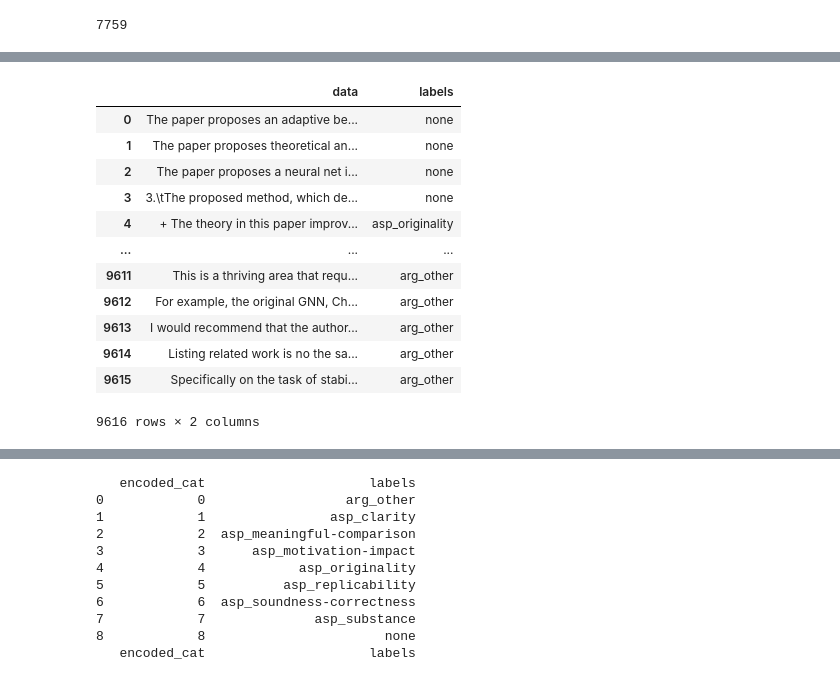
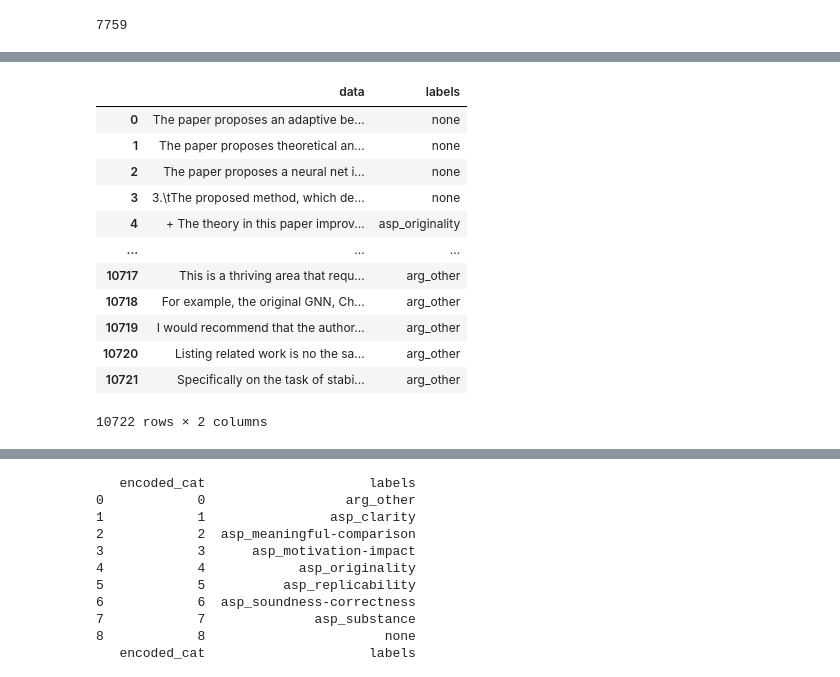
Before and after one commit to sukannyapurkayastha/DASP_report_template, a Jupyter notebook: backend/nlp/attitude_classifier/finetuning_disapere_data.ipynb, the cells around one changed output, grey strips where cells are left out. Drawn from its saved outputs; the diff is of its cells as text; code cells hidden in the pictures.

```diff
--- a/backend/nlp/attitude_classifier/finetuning_disapere_data.ipynb
+++ b/backend/nlp/attitude_classifier/finetuning_disapere_data.ipynb
@@ -89,8 +87,65 @@ def generate_similar_text(text):
 # %%
-# # Resample rows
-#pd.set_option('display.max_colwidth', None)
+# # # Resample rows
+# #pd.set_option('display.max_colwidth', None)
+# asp_substance                1433
+# asp_originality              1268
+# asp_clarity                   916
+# asp_soundness-correctness     824
+# asp_motivation-impact         620
+# asp_meaningful-comparison     504
+# asp_replicability             470
+# arg_other                     218
+
+
+# Accuracy per class:
+# Class 0: 0.42
+# Class 1: 0.26
+# Class 2: 0.63
+# Class 3: 0.55
+# Class 4: 0.75
+# Class 5: 0.65
+# Class 6: 0.20
+# Class 7: 0.24
+# Class 8: 0.72
+
+# Precision per class:
+# Class 0: 0.06
+# Class 1: 0.89
+# Class 2: 0.36
+# Class 3: 0.34
+# Class 4: 0.38
+# Class 5: 0.15
+# Class 6: 0.54
+# Class 7: 0.51
+# Class 8: 0.81
+
+# 0            0                  arg_other
+# 1            1                asp_clarity
+# 2            2  asp_meaningful-comparison
+# 3            3      asp_motivation-impact
+# 4            4            asp_originality
+# 5            5          asp_replicability
+# 6            6  asp_soundness-correctness
+# 7            7              asp_substance
+# 8            8                       non
+
+
+aspect_df = df[df["labels"] == "asp_substance "]
+resampled_aspect_df = aspect_df.sample(n=int(len(aspect_df) / 2), replace=True, random_state=42)
+#resampled_aspect_df["data"] = resampled_aspect_df["data"].apply(generate_similar_text)
+df = pd.concat([df, resampled_aspect_df], ignore_index=True)
 
 aspect_df = df[df["labels"] == "asp_originality"]
+resampled_aspect_df = aspect_df.sample(n=len(aspect_df) * 1, replace=True, random_state=42)
+#resampled_aspect_df["data"] = resampled_aspect_df["data"].apply(generate_similar_text)
+df = pd.concat([df, resampled_aspect_df], ignore_index=True)
+
+aspect_df = df[df["labels"] == "asp_clarity"]
+resampled_aspect_df = aspect_df.sample(n=len(aspect_df) * 1, replace=True, random_state=42)
+#resampled_aspect_df["data"] = resampled_aspect_df["data"].apply(generate_similar_text)
+df = pd.concat([df, resampled_aspect_df], ignore_index=True)
+
+aspect_df = df[df["labels"] == "asp_soundness-correctness"]
 resampled_aspect_df = aspect_df.sample(n=len(aspect_df) * 1, replace=True, random_state=42)
 #resampled_aspect_df["data"] = resampled_aspect_df["data"].apply(generate_similar_text)
 df = pd.concat([df, resampled_aspect_df], ignore_index=True)
@@ -105,13 +160,9 @@ resampled_aspect_df = aspect_df.sample(n=len(aspect_df) * 1, replace=True, rando
 #resampled_aspect_df["data"] = resampled_aspect_df["data"].apply(generate_similar_text)
 df = pd.concat([df, resampled_aspect_df], ignore_index=True)
 
-aspect_df = df[df["labels"] == "asp_originality"]
-resampled_aspect_df = aspect_df.sample(n=len(aspect_df) * 1, replace=True, random_state=42)
-#resampled_aspect_df["data"] = resampled_aspect_df["data"].apply(generate_similar_text)
-df = pd.concat([df, resampled_aspect_df], ignore_index=True)
-
 aspect_df = df[df["labels"] == "asp_replicability"]
 resampled_aspect_df = aspect_df.sample(n=len(aspect_df) * 1, replace=True, random_state=42)
+print(resampled_aspect_df)
 #resampled_aspect_df["data"] = resampled_aspect_df["data"].apply(generate_similar_text)
 df = pd.concat([df, resampled_aspect_df], ignore_index=True)
 
@@ -126,16 +191,16 @@ df
 |  | data | labels |
 | 0 | The paper proposes an adaptive be... | none |
 | 1 | The paper proposes theoretical an... | none |
 | 2 | The paper proposes a neural net i... | none |
 | 3 | 3.\tThe proposed method, which de... | none |
 | 4 | + The theory in this paper improv... | asp_originality |
 | ... | ... | ... |
-| 9611 | This is a thriving area that requ... | arg_other |
-| 9612 | For example, the original GNN, Ch... | arg_other |
-| 9613 | I would recommend that the author... | arg_other |
-| 9614 | Listing related work is no the sa... | arg_other |
-| 9615 | Specifically on the task of stabi... | arg_other |
+| 10717 | This is a thriving area that requ... | arg_other |
+| 10718 | For example, the original GNN, Ch... | arg_other |
+| 10719 | I would recommend that the author... | arg_other |
+| 10720 | Listing related work is no the sa... | arg_other |
+| 10721 | Specifically on the task of stabi... | arg_other |
-9616 rows × 2 columns
+10722 rows × 2 columns
 # %%
 # # Pfad zur .jsonl-Datei
 # file_path = r'..\..\..\data\attitude_roots_disapere\disapere.txt'
```
Also changed, not shown: parts of 29 cells of this notebook, 1 other file.
